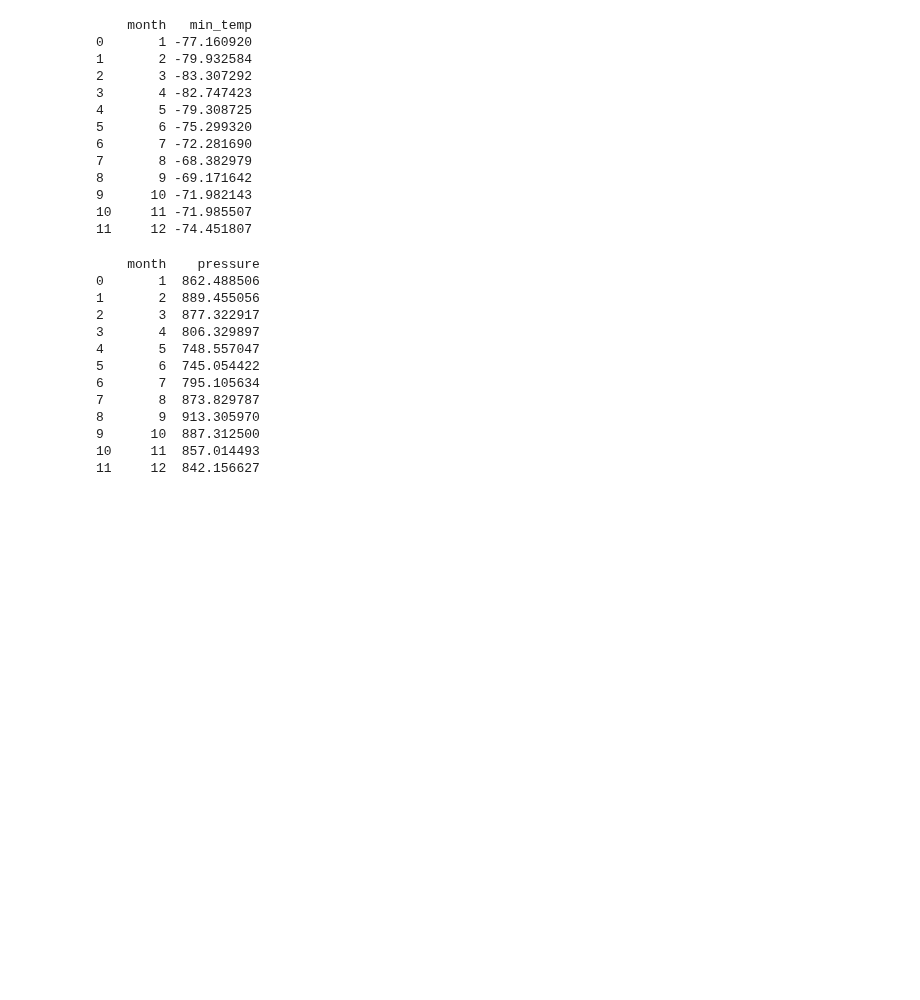
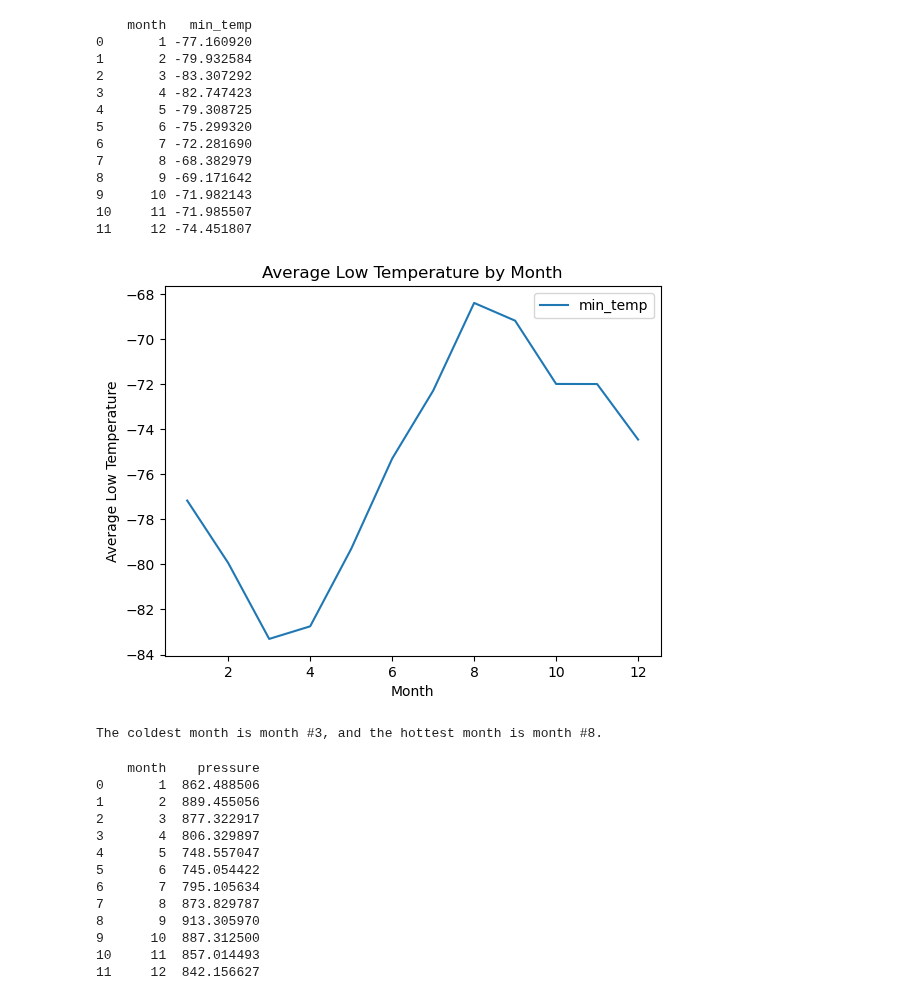
Before and after one commit to smruth17/data_collection, a Jupyter notebook: part_2_mars_weather.ipynb, the cells around one changed output. Cells and saved outputs as stored; diff of their text form; code cells hidden in the pictures; blank space fills up the shorter version.

```diff
--- a/part_2_mars_weather.ipynb
+++ b/part_2_mars_weather.ipynb
@@ -106,8 +113,8 @@ dtypes: float64(2), int64(4), object(1)
 memory usage: 102.2+ KB
 # %%
 # Change data types for data analysis
-df["terrestrial_date"] = pd.to_datetime(df["terrestrial_date"])
-df.info()
+df1["terrestrial_date"] = pd.to_datetime(df1["terrestrial_date"])
+df1.info()
 # %% [output]
 <class 'pandas.core.frame.DataFrame'>
 RangeIndex: 1867 entries, 0 to 1866
@@ -163,9 +170,9 @@ martian_days
 1867
 # %%
 # 3. What is the average low temperature by month?
-ave_low_temp = df.groupby("month")["min_temp"].mean()
-ave_low_temp_df = ave_low_temp.reset_index()
-print(ave_low_temp_df)
+ave_temp = df1.groupby("month")["min_temp"].mean()
+ave_temp_df = ave_temp.reset_index()
+print(ave_temp_df)
 # %% [output]
     month   min_temp
 0       1 -77.160920
@@ -187,2 +190,20 @@ print(ave_low_temp_df)
+# %%
+# Plot the average temperature by month
+ave_temp_df.plot(x="month", y="min_temp", kind="line")
+plt.title("Average Low Temperature by Month")
+plt.xlabel("Month")
+plt.ylabel("Average Low Temperature")
+plt.show()
+# %% [output]
+[figure, added]
+# %%
+# Identify the coldest and hottest months in Curiosity's location
+max_temp_row = ave_temp_df[ave_temp_df["min_temp"] == ave_temp_df["min_temp"].max()]
+max_temp_month = max_temp_row["month"].values[0]
+min_temp_row = ave_temp_df[ave_temp_df["min_temp"] == ave_temp_df["min_temp"].min()]
+min_temp_month = min_temp_row["month"].values[0]
+print(f"The coldest month is month #{min_temp_month}, and the hottest month is month #{max_temp_month}.")
+# %% [output]
+The coldest month is month #3, and the hottest month is month #8.
 # %%
 # 4. Average pressure by Martian month
```
Also changed, not shown: parts of 13 cells of this notebook.
